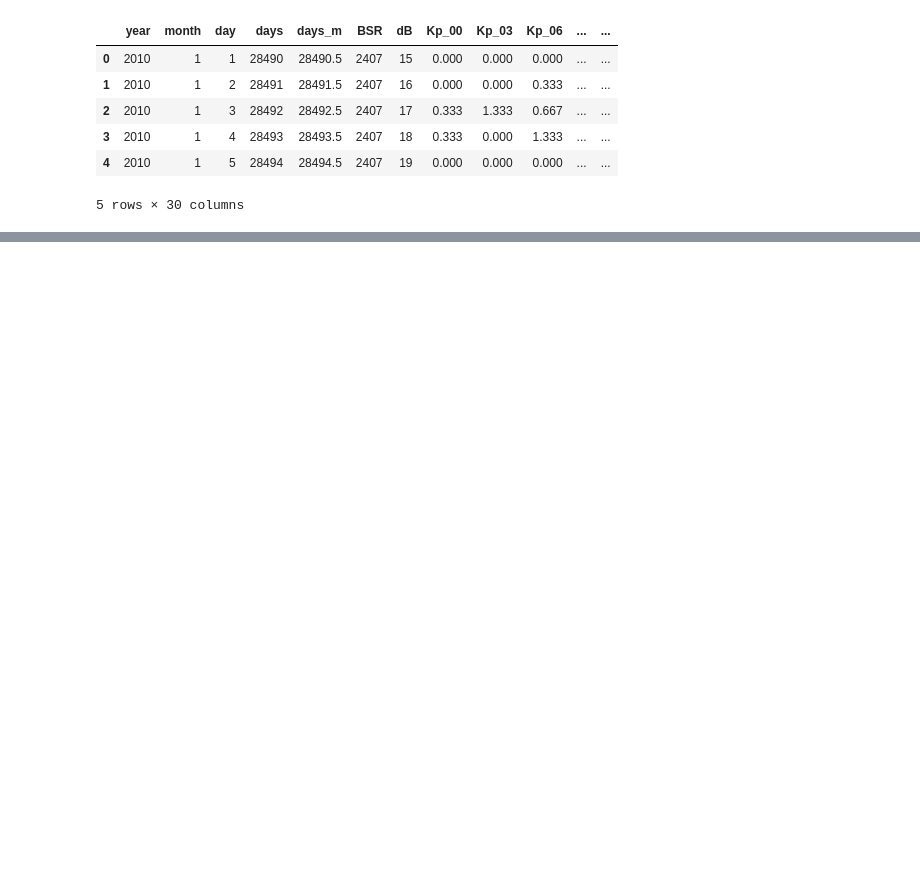
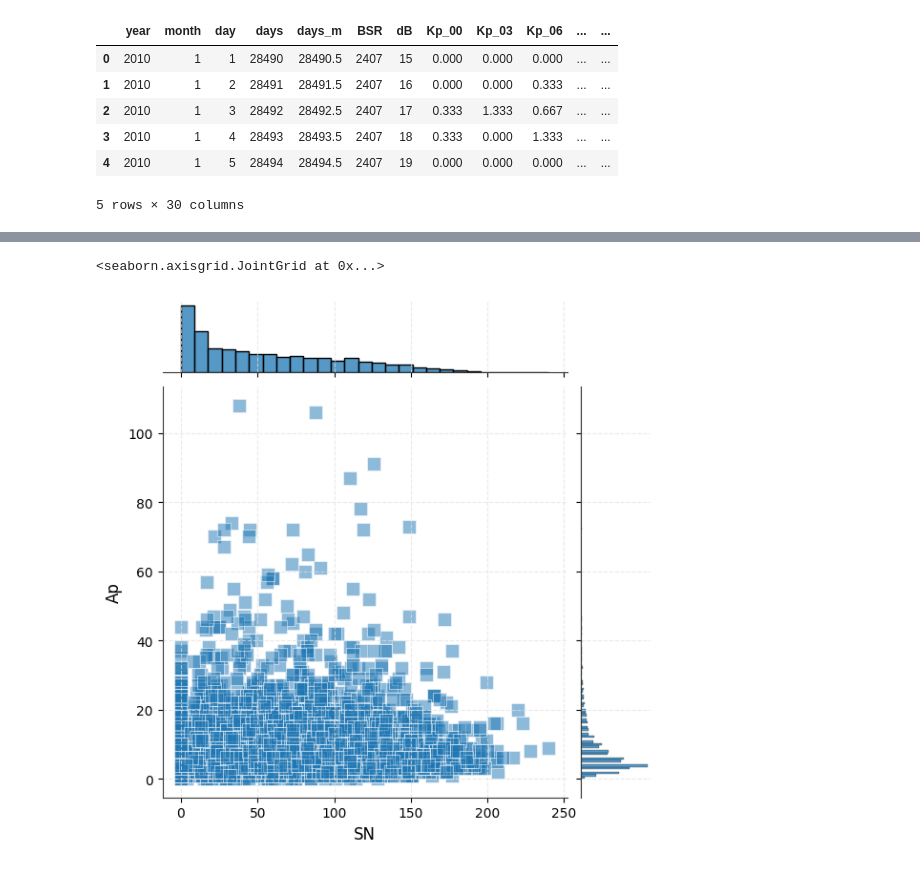
Before and after one commit to quispedavid987/kp_project, a Jupyter notebook: kp_index_stat.ipynb, the cells around one changed output, grey strips where cells are left out. Saved outputs shown, nothing was run; the diff lists cells and outputs as text; code cells hidden in the pictures; blank space fills up the shorter version.

```diff
--- a/kp_index_stat.ipynb
+++ b/kp_index_stat.ipynb
@@ -273,0 +185,6 @@ plt.tight_layout()
+# %%
+# sns.jointplot(data=df_geom, x="SN", y="Ap", kind="hist")
+sns.jointplot(data=df_geom, x="SN", y="Ap", marker="s", s=100,alpha=0.5)
+# %% [output]
+<seaborn.axisgrid.JointGrid at 0x...>
+[figure, added]
```
Also changed, not shown: parts of 12 cells of this notebook.
